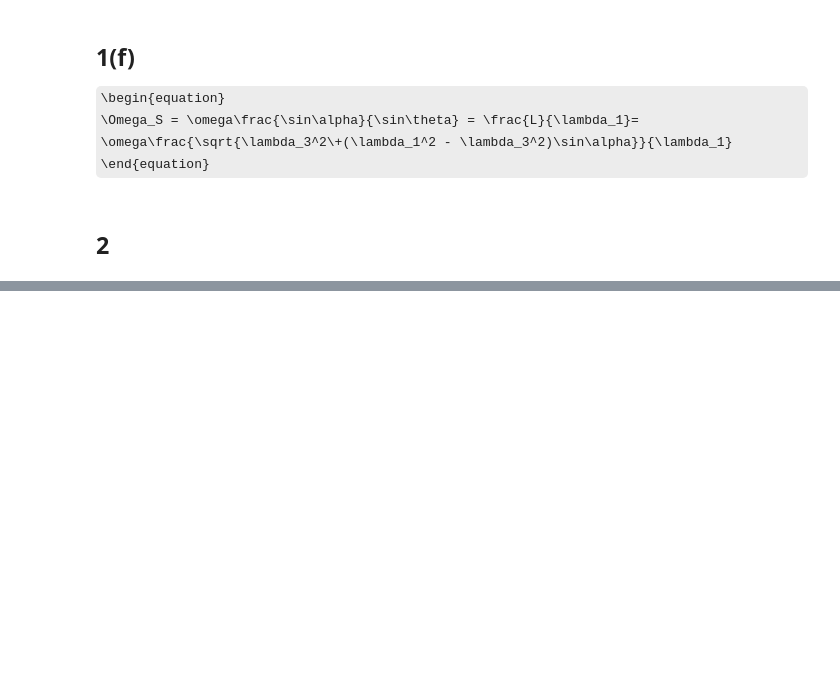
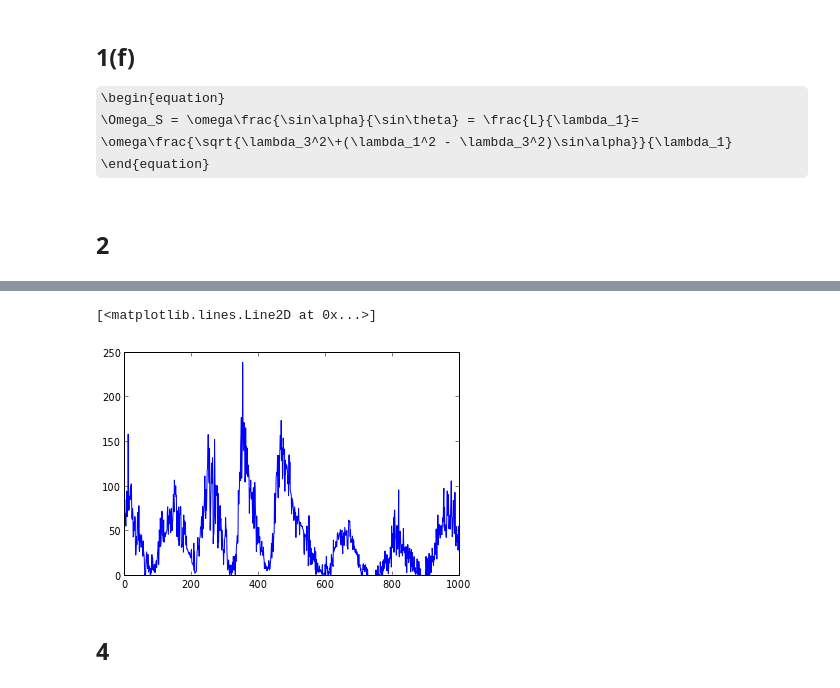
Before and after one commit to gjing/PHYS202-S13, a Jupyter notebook: Week3/GraphicsEx2.ipynb, the cells around one changed output, grey strips where cells are left out. Cells and saved outputs as stored; diff of their text form; code cells hidden in the pictures; some formulas as TeX source; blank space fills up the shorter version.

```diff
--- a/Week3/GraphicsEx2.ipynb
+++ b/Week3/GraphicsEx2.ipynb
@@ -55,0 +82,14 @@ legend()
+# %%
+data = loadtxt("sunspots.txt",float)
+x = data[:,0]
+y = data[:,1]
+# %%
+x = x[0:1000]
+y = y[0:1000]
+plot(x,y)
+# %% [output]
+[<matplotlib.lines.Line2D at 0x...>]
+[figure, added]
+# %% [markdown]
+4
+-
```
Also changed, not shown: parts of 6 cells of this notebook, 3 other files.
